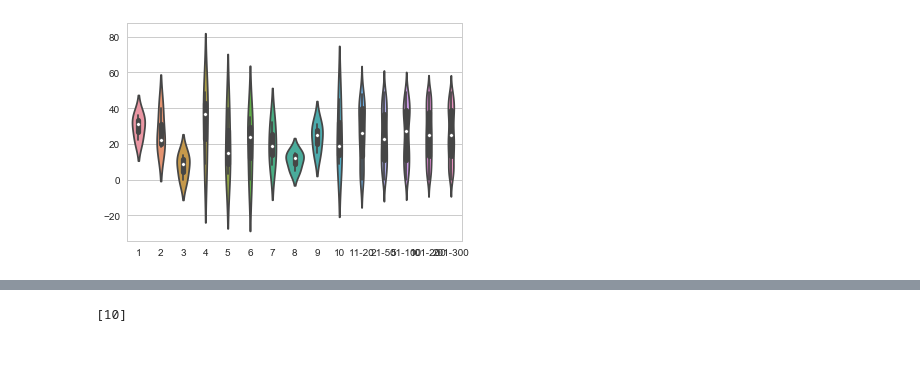
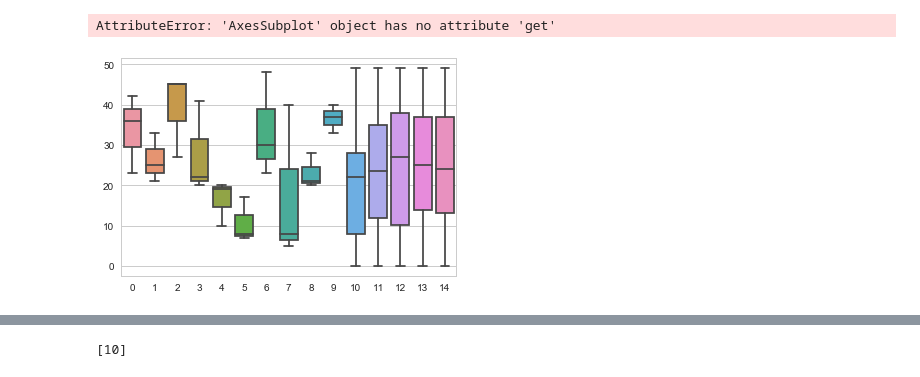
Before and after one commit to mbhall88/pistis, a Jupyter notebook: examples/plot_prototyping.ipynb, the cells around one changed output, grey strips where cells are left out. Cells and saved outputs as stored; diff of their text form; code cells hidden in the pictures.

Commit message:
change violinplot to boxplot

```diff
--- a/examples/plot_prototyping.ipynb
+++ b/examples/plot_prototyping.ipynb
@@ -58,13 +58,15 @@ data
 # %%
 # %%timeit -n 5 -r 3
 d = OrderedDict()
 for row in data:
     for i, (idx, name) in enumerate(zip(bin_starts[:-1], bin_names)):
         if not name in d.keys():
             d[name] = []
         d[name].extend(row[idx: bin_starts[i+1]])
 fig, ax = plt.subplots()
-p=sns.violinplot(data=list(d.values()), ax=ax)
+p=sns.boxplot(data=list(d.values()), ax=ax)
+print([item.get_ydata()[0] for item in p.get('whiskers')])
 _=p.set_xticklabels(bin_names)
 # %% [output]
+AttributeError: 'AxesSubplot' object has no attribute 'get'
-[figure, old version]
+[figure, new version]
```
Also changed, not shown: parts of 1 cell of this notebook, 7 other files.
